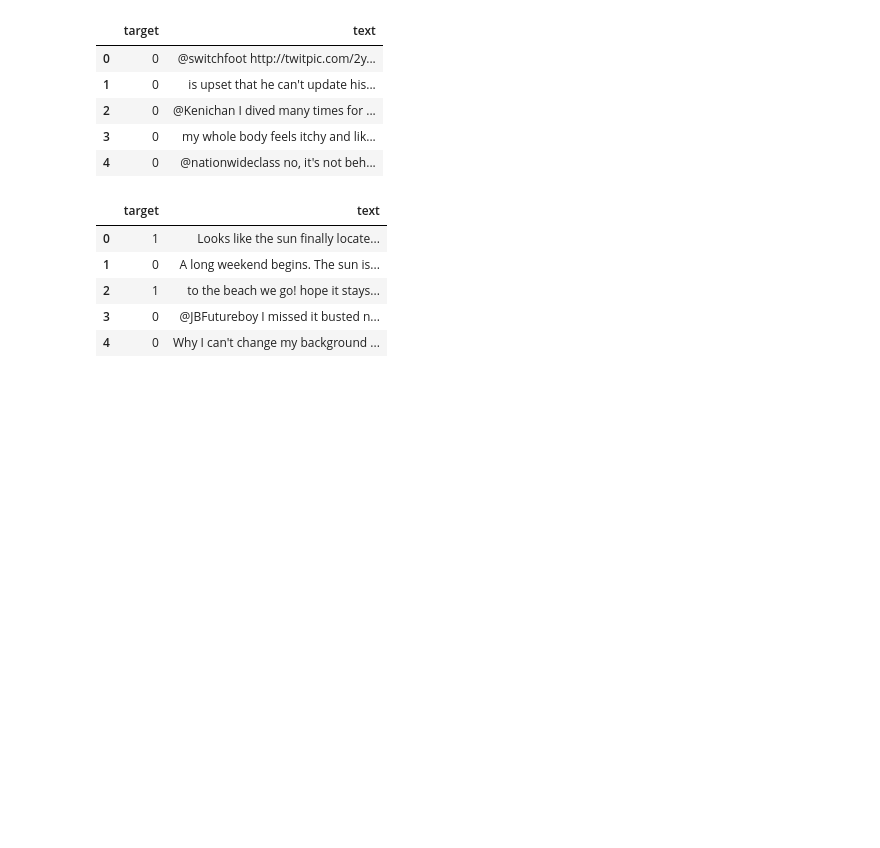
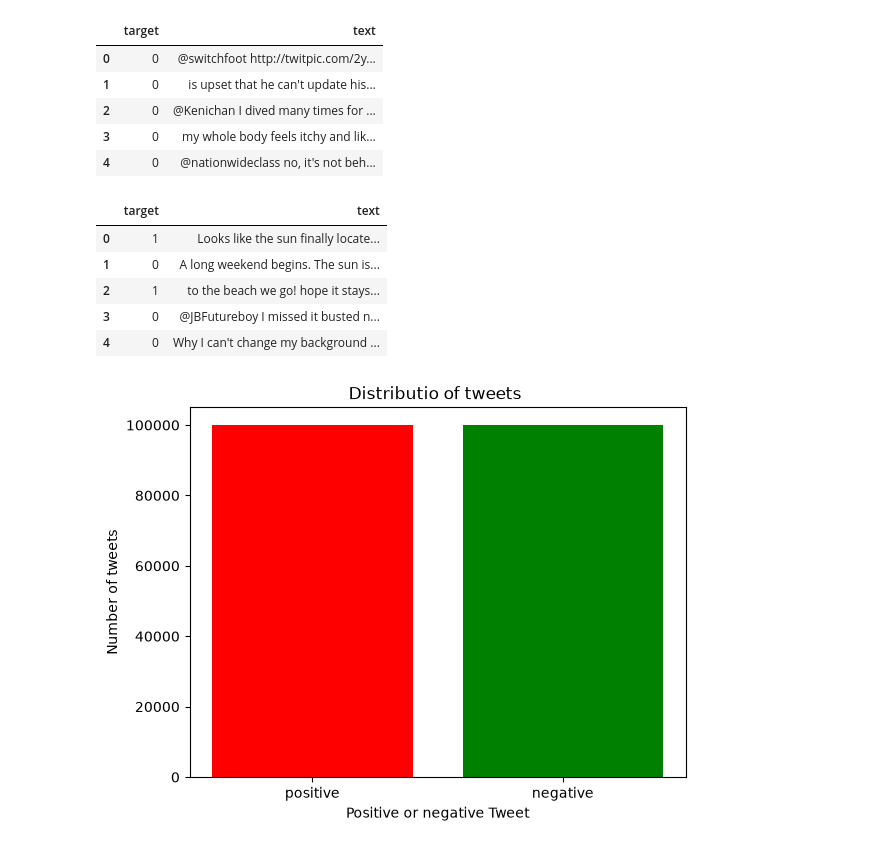
Before and after one commit to gyan-prakash-007/sentiment-analysis-project, a Jupyter notebook: sentiment_analysis.ipynb, the cells around one changed output. Cells and saved outputs as stored; diff of their text form; code cells hidden in the pictures; blank space fills up the shorter version.

Commit message:
Initial setup: data loading, EDA, cleaning, TF-IDF pipeline

```diff
--- a/sentiment_analysis.ipynb
+++ b/sentiment_analysis.ipynb
@@ -34,10 +34,13 @@ data.head()
 | 3 | 0 | @JBFutureboy I missed it busted n... |
 | 4 | 0 | Why I can't change my background ... |
 # %%
-counts = data["target"].value_counts()
+counts = data["target"].value_counts() # .value_count() returns a series containing frequency of each occurance
 
-plt.bar(['positive','negative'],counts.values,colour=["red","green"])
-plt.title("Class Distribution in sample")
-plt.ytitle("Number of tweets")
+plt.bar(['positive','negative'],counts.values,color=["red","green"])
+plt.title("Distributio of tweets ")
+plt.xlabel('Positive or negative Tweet')
+plt.ylabel("Number of tweets")
 
 plt.show()
+# %% [output]
+[figure, added]
```
Also changed, not shown: parts of 3 cells of this notebook.
